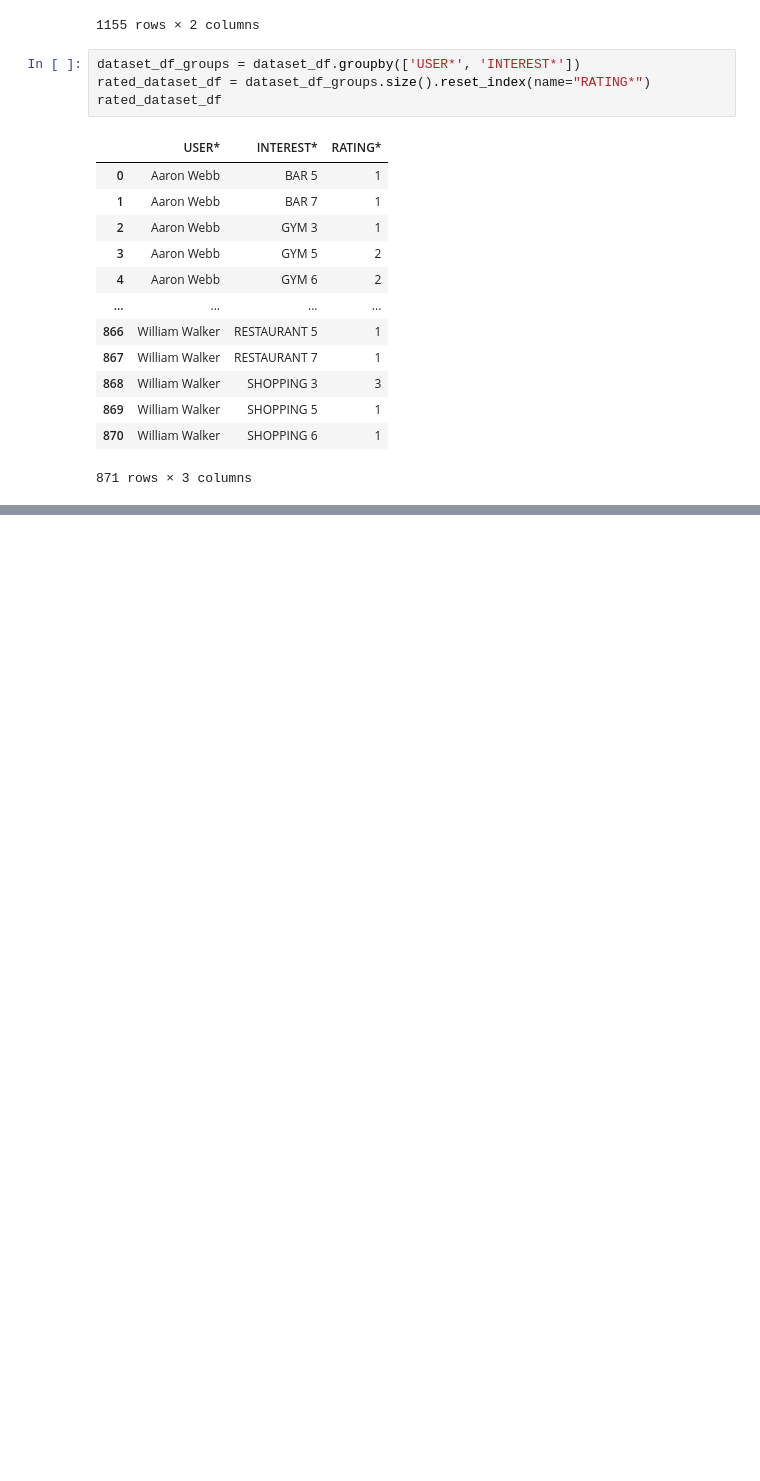
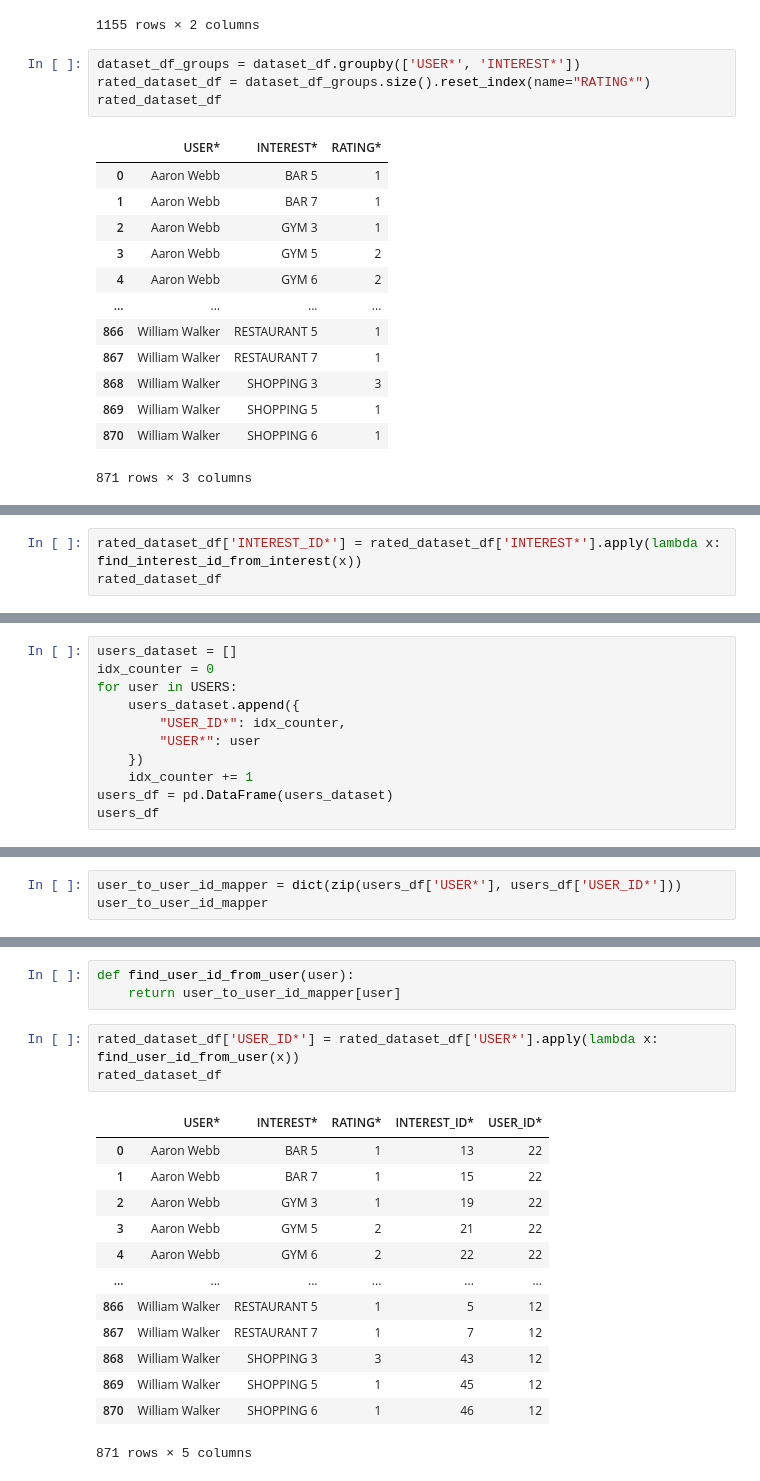
Before and after one commit to abhinav23dixit/Uber-Trips-Recommendation-Engine, a Jupyter notebook: src/Dataset/Rated Dataset Preparation.ipynb, the cells around one changed output, grey strips where cells are left out. Cells and saved outputs as stored; diff of their text form; blank space fills up the shorter version.

```diff
--- a/src/Dataset/Rated Dataset Preparation.ipynb
+++ b/src/Dataset/Rated Dataset Preparation.ipynb
@@ -117,0 +191,3 @@ rated_dataset_df
+# %%
+rated_dataset_df['INTEREST_ID*'] = rated_dataset_df['INTEREST*'].apply(lambda x: find_interest_id_from_interest(x))
+rated_dataset_df
@@ -117,0 +262,11 @@ rated_dataset_df
+# %%
+users_dataset = []
+idx_counter = 0
+for user in USERS:
+    users_dataset.append({
+        "USER_ID*": idx_counter,
+        "USER*": user
+    })
+    idx_counter += 1
+users_df = pd.DataFrame(users_dataset)
+users_df
@@ -117,0 +293,3 @@ rated_dataset_df
+# %%
+user_to_user_id_mapper = dict(zip(users_df['USER*'], users_df['USER_ID*']))
+user_to_user_id_mapper
@@ -117,0 +314,20 @@ rated_dataset_df
+# %%
+def find_user_id_from_user(user):
+    return user_to_user_id_mapper[user]
+# %%
+rated_dataset_df['USER_ID*'] = rated_dataset_df['USER*'].apply(lambda x: find_user_id_from_user(x))
+rated_dataset_df
+# %% [output]
+|  | USER* | INTEREST* | RATING* | INTEREST_ID* | USER_ID* |
+| 0 | Aaron Webb | BAR 5 | 1 | 13 | 22 |
+| 1 | Aaron Webb | BAR 7 | 1 | 15 | 22 |
+| 2 | Aaron Webb | GYM 3 | 1 | 19 | 22 |
+| 3 | Aaron Webb | GYM 5 | 2 | 21 | 22 |
+| 4 | Aaron Webb | GYM 6 | 2 | 22 | 22 |
+| ... | ... | ... | ... | ... | ... |
+| 866 | William Walker | RESTAURANT 5 | 1 | 5 | 12 |
+| 867 | William Walker | RESTAURANT 7 | 1 | 7 | 12 |
+| 868 | William Walker | SHOPPING 3 | 3 | 43 | 12 |
+| 869 | William Walker | SHOPPING 5 | 1 | 45 | 12 |
+| 870 | William Walker | SHOPPING 6 | 1 | 46 | 12 |
+871 rows × 5 columns
```
Also changed, not shown: parts of 15 cells of this notebook, 7 other files.
